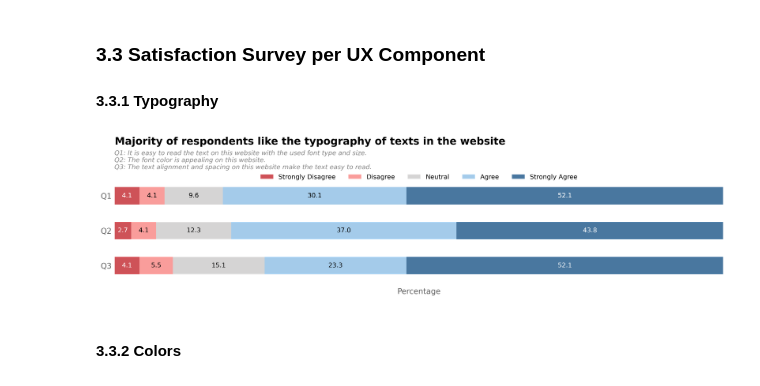
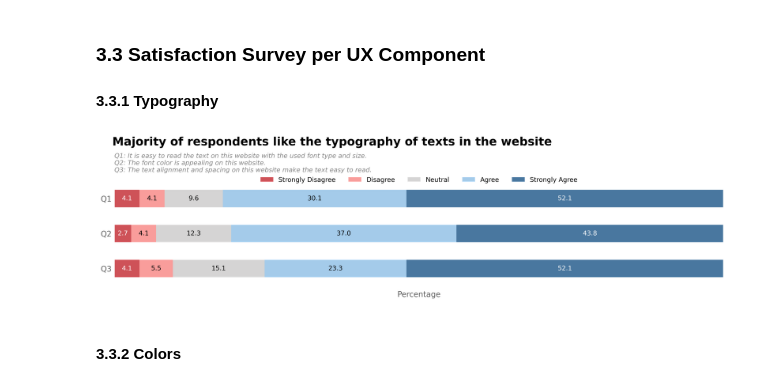
Before and after one commit to LingAdeu/data-visualization, a Jupyter notebook: notebook/notebook.ipynb, the cells around one changed output. Drawn from its saved outputs; the diff is of its cells as text; code cells hidden in the pictures.

```diff
--- a/notebook/notebook.ipynb
+++ b/notebook/notebook.ipynb
@@ -318,39 +324,39 @@ selected_questions.plot(kind='barh', stacked=True, color=colors, ax=ax)
 
 # add main title and subtitle
 fig.suptitle('Majority of respondents like the typography of texts in the website',
-             y=1.18, size=16, x=0.374, weight='bold')
+             y=1.2, size=18, x=0.402, weight='bold')
 ax.set_title('Q1: It is easy to read the text on this website with the used font type and size.\n'
              'Q2: The font color is appealing on this website.\n'
              'Q3: The text alignment and spacing on this website make the text easy to read.',
              fontsize=10, loc='left', y=1.05, color='grey',  style='italic')
 
 ax.set_xlabel('Percentage')
 ax.set_ylabel(None)
 ax.set_xticks([])
 ax.set_xlim(0, 100)
 ax.set_yticklabels(selected_questions.index, position=(-0.001, 0), size=12)
 
 # add data labels
 for i in range(len(selected_questions)):
     cumulative = 0
     for j in range(len(colors)):
         cumulative += selected_questions.iloc[i, j]
         label_color = 'white' if j == 0 or j == 4 else 'black'
         ax.text(cumulative - selected_questions.iloc[i, j]/2, i,
                 f"{selected_questions.iloc[i, j]:.1f}",
                 ha='center', va='center', color=label_color, size=10)
 
 ax.legend(bbox_to_anchor=(0.5, 1.01), loc='center', ncol=5, facecolor='white',
           frameon=False, fontsize=10)
 ax.yaxis.set_tick_params(which='both', length=0)
 ax.grid(None)
 
 # remove background color
 ax.set_facecolor('none')
 fig.patch.set_facecolor('none')
 plt.show()
 # %% [output]
-[figure, old version]
+[figure, new version]
 # %% [markdown]
 #### **3.3.2 Colors**
 # %%
```
Also changed, not shown: parts of 10 cells of this notebook.
